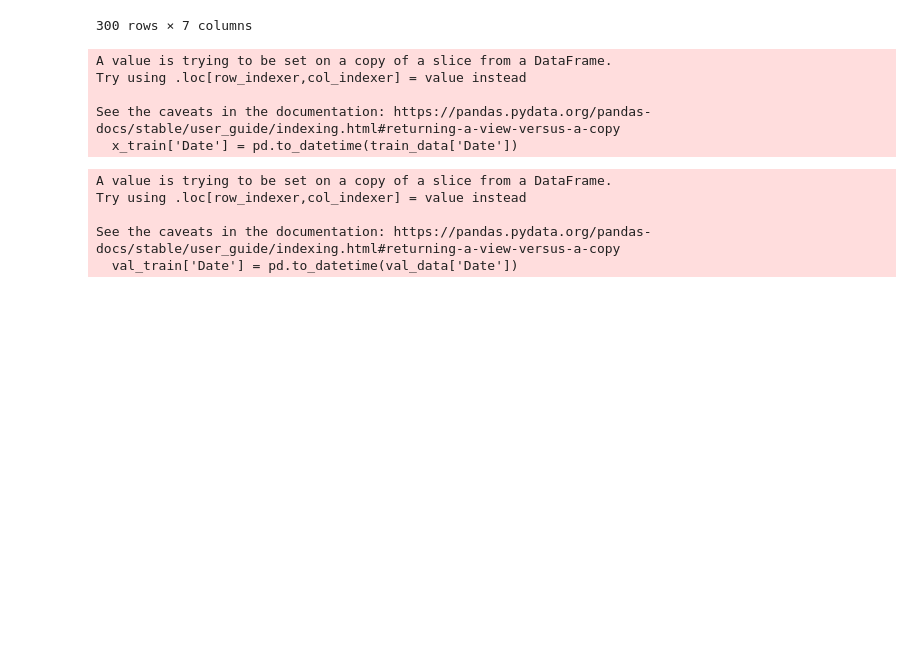
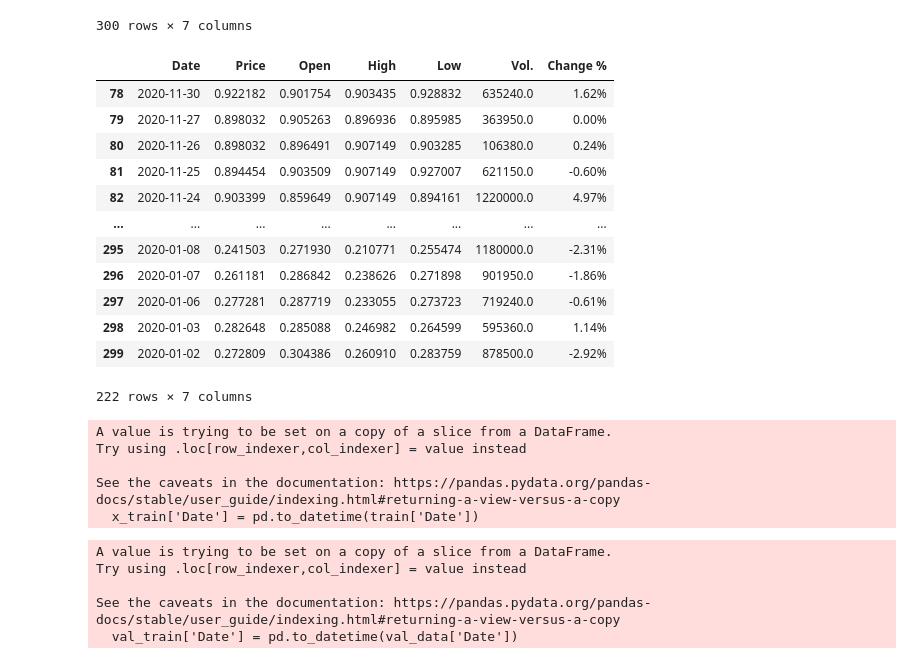
Before and after one commit to ibadrehman90/7gXDivmfsppWpWul, a Jupyter notebook: RNN.ipynb, the cells around one changed output. Cells and saved outputs as stored; diff of their text form; code cells hidden in the pictures; blank space fills up the shorter version.

```diff
--- a/RNN.ipynb
+++ b/RNN.ipynb
@@ -67,11 +73,28 @@ train_data, val_data = train_test_split(remaining, test_size=0.1, random_state=4
+# %%
+train
+# %% [output]
+|  | Date | Price | Open | High | Low | Vol. | Change % |
+| 78 | 2020-11-30 | 0.922182 | 0.901754 | 0.903435 | 0.928832 | 635240.0 | 1.62% |
+| 79 | 2020-11-27 | 0.898032 | 0.905263 | 0.896936 | 0.895985 | 363950.0 | 0.00% |
+| 80 | 2020-11-26 | 0.898032 | 0.896491 | 0.907149 | 0.903285 | 106380.0 | 0.24% |
+| 81 | 2020-11-25 | 0.894454 | 0.903509 | 0.907149 | 0.927007 | 621150.0 | -0.60% |
+| 82 | 2020-11-24 | 0.903399 | 0.859649 | 0.907149 | 0.894161 | 1220000.0 | 4.97% |
+| ... | ... | ... | ... | ... | ... | ... | ... |
+| 295 | 2020-01-08 | 0.241503 | 0.271930 | 0.210771 | 0.255474 | 1180000.0 | -2.31% |
+| 296 | 2020-01-07 | 0.261181 | 0.286842 | 0.238626 | 0.271898 | 901950.0 | -1.86% |
+| 297 | 2020-01-06 | 0.277281 | 0.287719 | 0.233055 | 0.273723 | 719240.0 | -0.61% |
+| 298 | 2020-01-03 | 0.282648 | 0.285088 | 0.246982 | 0.264599 | 595360.0 | 1.14% |
+| 299 | 2020-01-02 | 0.272809 | 0.304386 | 0.260910 | 0.283759 | 878500.0 | -2.92% |
+222 rows × 7 columns
 # %%
-x_train = train_data[['Date','Price','Open','High','Low']]
-x_train['Date'] = pd.to_datetime(train_data['Date'])
+# Making Date as the index for time series problem.
+x_train = train[['Date','Price','Open','High','Low']]
+x_train['Date'] = pd.to_datetime(train['Date'])
 x_train.set_index('Date', inplace=True)
 # %% [output]
 A value is trying to be set on a copy of a slice from a DataFrame.
 Try using .loc[row_indexer,col_indexer] = value instead
 
 See the caveats in the documentation: https://pandas.pydata.org/pandas-docs/stable/user_guide/indexing.html#returning-a-view-versus-a-copy
-  x_train['Date'] = pd.to_datetime(train_data['Date'])
+  x_train['Date'] = pd.to_datetime(train['Date'])
 # %%
```
Also changed, not shown: parts of 18 cells of this notebook, 1 other file.
